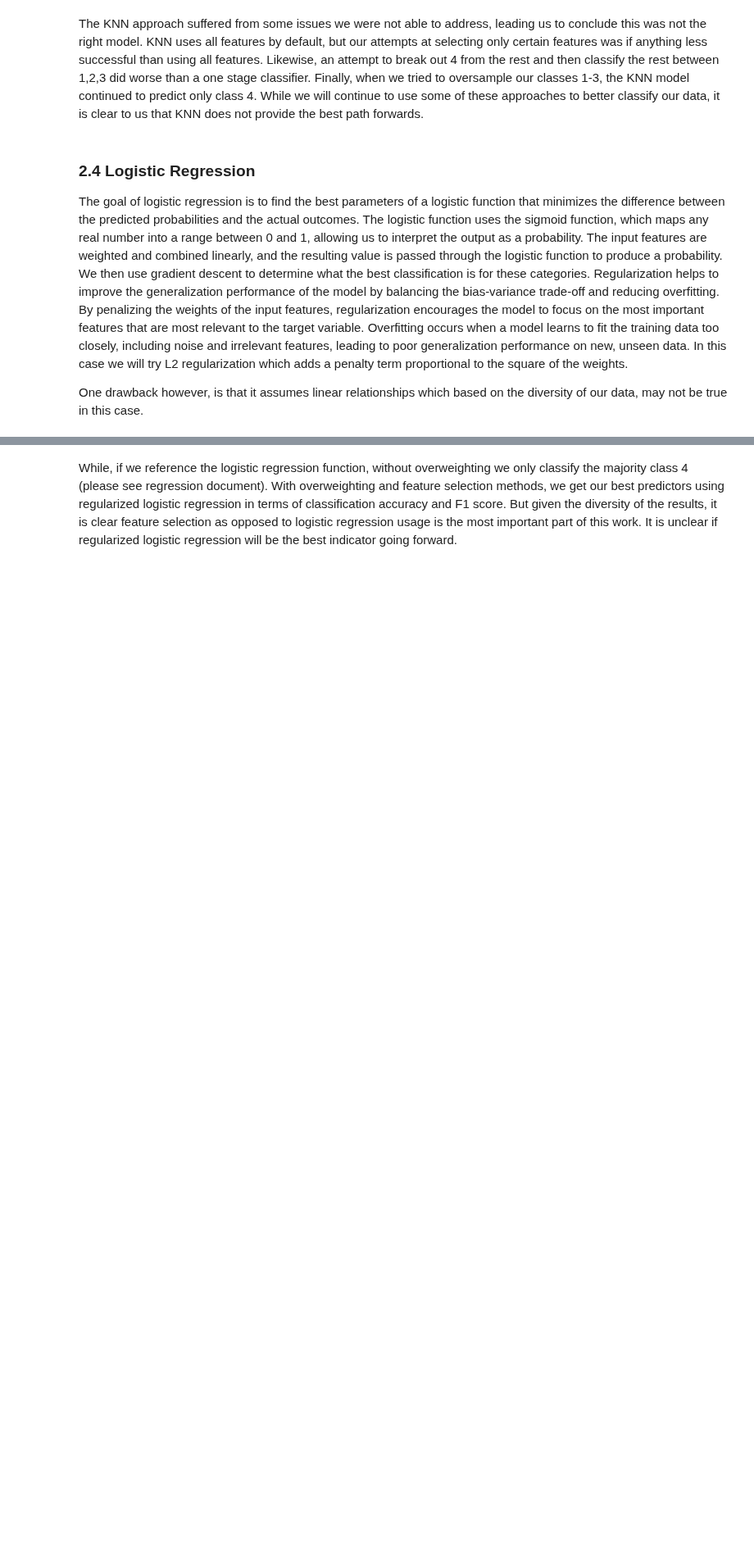
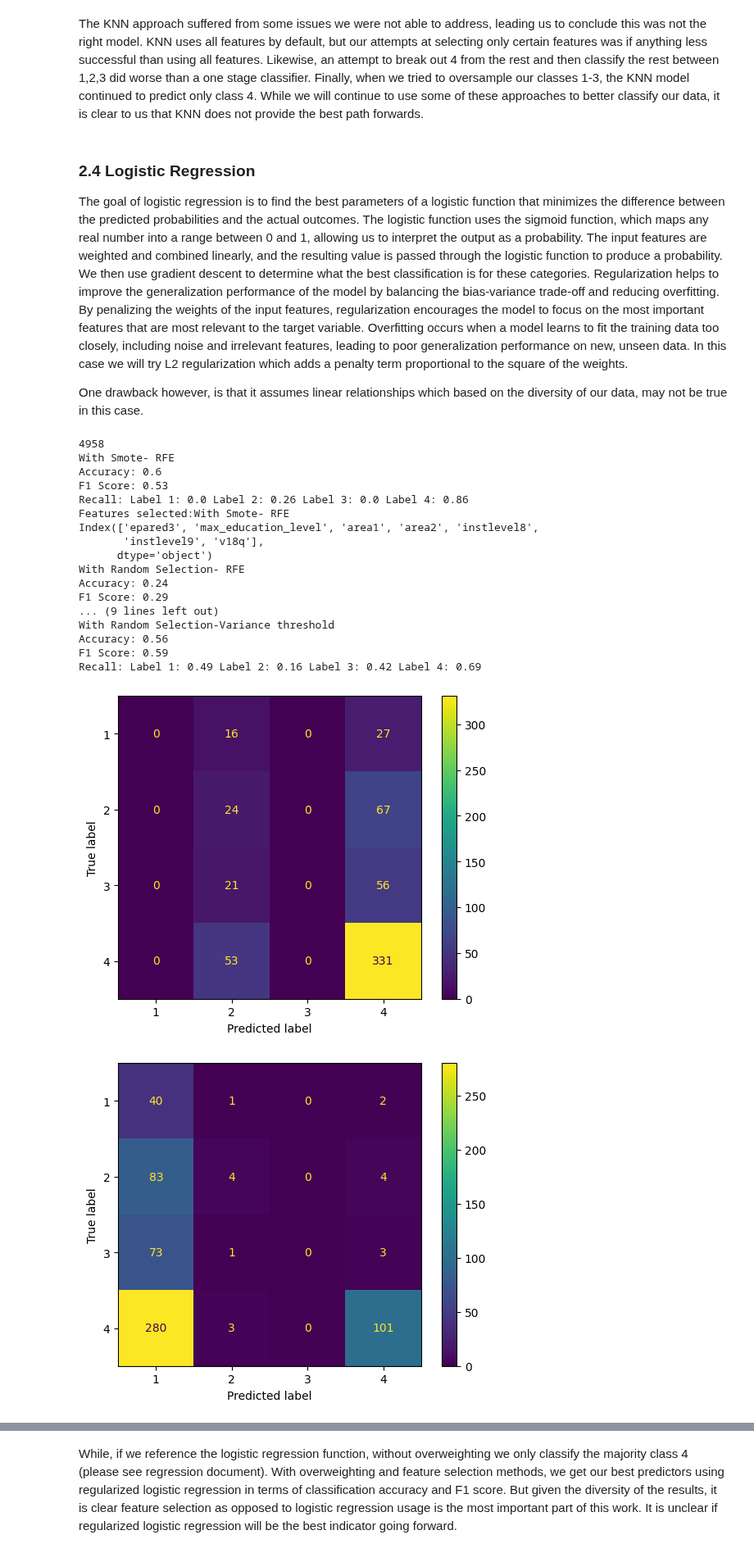
Before and after one commit to andrewjtdunn/Costa-Rican-Household-Poverty-Level-Prediction, a Jupyter notebook: Exploratory analysis/checkpoint_2.ipynb, the cells around one changed output, grey strips where cells are left out. Shown at 82% size. Cells and saved outputs as stored; diff of their text form; code cells hidden in the pictures; blank space fills up the shorter version.

```diff
--- a/Exploratory analysis/checkpoint_2.ipynb
+++ b/Exploratory analysis/checkpoint_2.ipynb
@@ -263,17 +325,20 @@ The goal of logistic regression is to find the best parameters of a logistic fun
 
 One drawback however, is that it assumes linear relationships which based on the diversity of our data, may not be true in this case.
 # %%
-# Logistic Regression
-
-ros = RandomOverSampler(random_state=0)
-sm = SVMSMOTE(random_state=42)
+ros = RandomOverSampler(random_state=67)
 
 #Train our data with two oversampling methods: SVM SMOTE and random sampling with replacement
-X_train, X_valid, y_train, y_valid = train_test_split(X, y, test_size=0.2, random_state=42)
+X_train, X_valid, y_train, y_valid = train_test_split(
+        df.drop(columns="Target"),
+        df.loc[:, ["Target"]],
+        test_size=0.2,
+        random_state = 42,
+    )
 train_df_resampled, train_y_resampled = ros.fit_resample(X_train, y_train)
 
-sm = SVMSMOTE(random_state=42)
+sm = SVMSMOTE(random_state=67)
 X_smote, y_smote = sm.fit_resample(X_train, y_train)
+print(len(X_smote))
 
 #Train our data with two oversampling methods: SVM SMOTE and random sampling with replacement
 print("With Smote- RFE")
@@ -290,30 +355,50 @@ print("With Random Selection- RFE")
 #Recursive feature elimination
 rfe = RFE(estimator=LogisticRegression(solver='liblinear', penalty='l2'),n_features_to_select = 6, step = 1)
 rfe.fit(train_df_resampled, train_y_resampled)
 y_pred = rfe.predict(X_valid)
 evaluate_classification(y_pred, y_true = y_valid, l=[1,2,3,4], cm = True)
 print("Features selected:With Random Selection- RFE")
 print(X_train.iloc[:,[36,37,42,45,107,108]].columns)
 
 
 print("With Smote- Variance Threshold")
 # get rid of features without a lot of variance
 from sklearn.feature_selection import VarianceThreshold
 sel = VarianceThreshold(threshold=(.8 * (1 - .8)))
 a= X_smote.copy()
 rev_x = sel.fit_transform(a)
 
 reg = LogisticRegression(solver='liblinear', penalty='l2').fit(rev_x, y_smote)
 y_pred = reg.predict(sel.transform(X_valid.copy()))
 evaluate_classification(y_pred, y_true = y_valid, l=[1,2,3,4], cm = True)
 
 print("With Random Selection-Variance threshold")
 
 # get rid of features without a lot of variance
 from sklearn.feature_selection import VarianceThreshold
 sel = VarianceThreshold(threshold=(.8 * (1 - .8)))
 rev_x = sel.fit_transform(train_df_resampled.copy())
 reg = LogisticRegression(solver='liblinear', penalty='l2').fit(rev_x, train_y_resampled)
 a= X_valid.copy()
 y_pred = reg.predict(sel.transform(a))
 evaluate_classification(y_pred, y_true = y_valid, l=[1,2,3,4], cm = True)
+# %% [output]
+4958
+With Smote- RFE
+Accuracy: 0.6
+F1 Score: 0.53
+Recall: Label 1: 0.0 Label 2: 0.26 Label 3: 0.0 Label 4: 0.86
+Features selected:With Smote- RFE
+Index(['epared3', 'max_education_level', 'area1', 'area2', 'instlevel8',
+       'instlevel9', 'v18q'],
+      dtype='object')
+With Random Selection- RFE
+Accuracy: 0.24
+F1 Score: 0.29
+... (9 lines left out)
+With Random Selection-Variance threshold
+Accuracy: 0.56
+F1 Score: 0.59
+Recall: Label 1: 0.49 Label 2: 0.16 Label 3: 0.42 Label 4: 0.69
+[figure, added]
+[figure, added]
```
Also changed, not shown: parts of 21 cells of this notebook.
